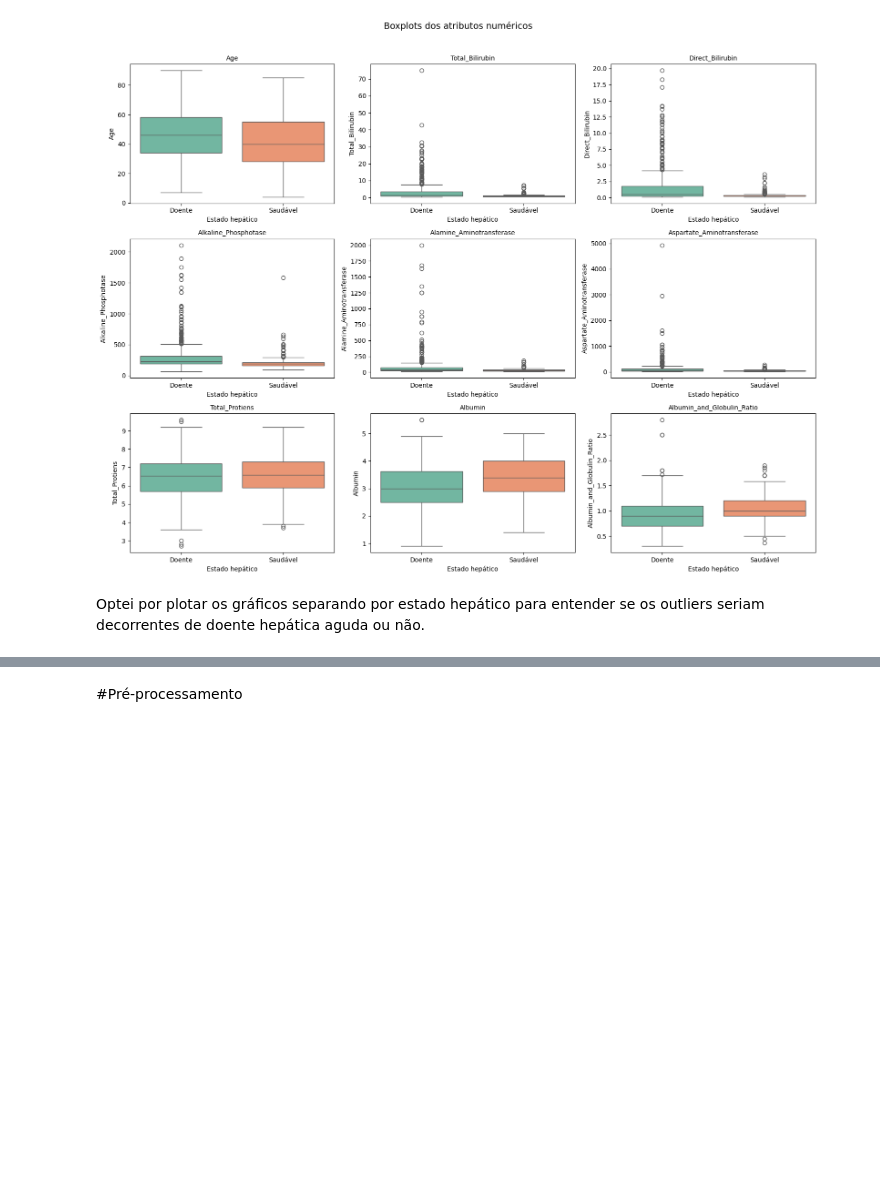
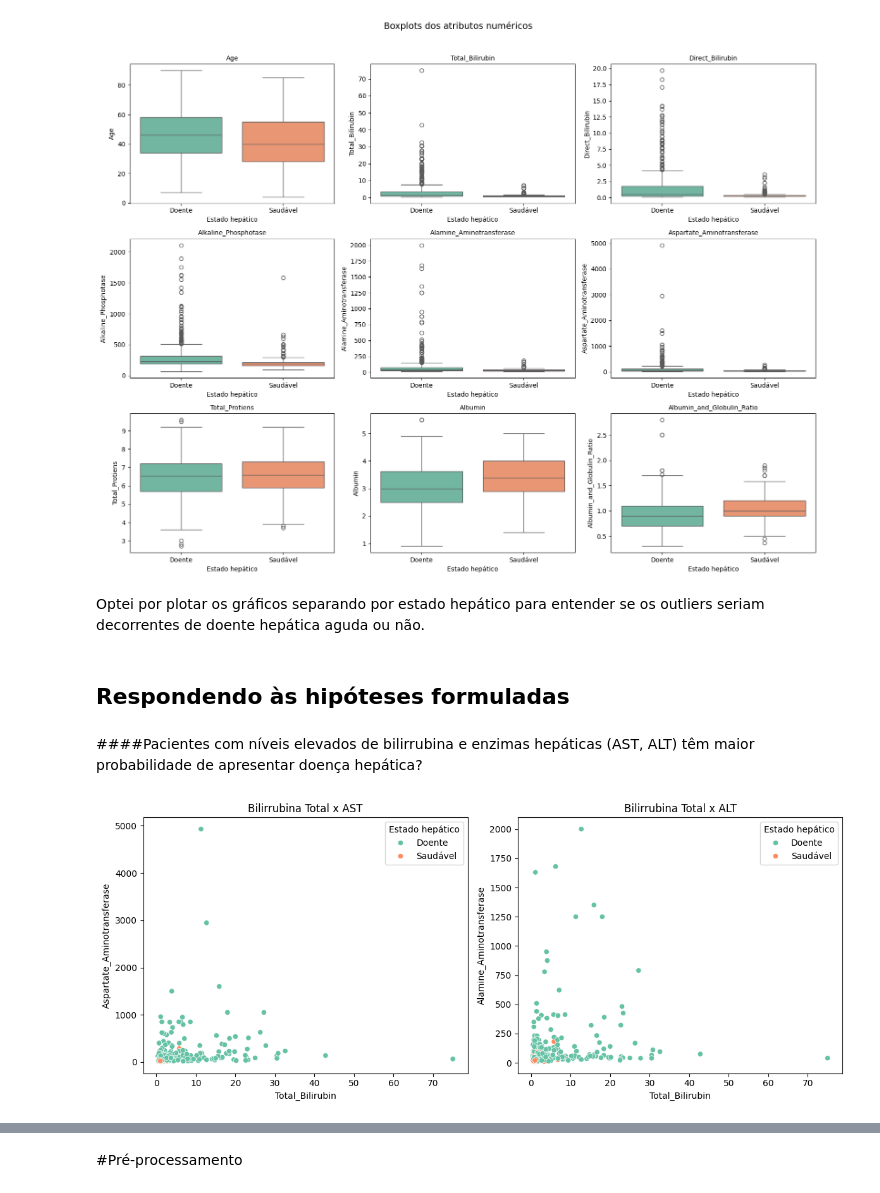
Before and after one commit to paulaRMachado/PUC-RIO-DTSC-MVP2, a Jupyter notebook: PUC_MVP_2.ipynb, the cells around one changed output, grey strips where cells are left out. Drawn from its saved outputs; the diff is of its cells as text; code cells hidden in the pictures; blank space fills up the shorter version.

```diff
--- a/PUC_MVP_2.ipynb
+++ b/PUC_MVP_2.ipynb
@@ -197,3 +197,32 @@ plt.show()
 [figure]
 # %% [markdown]
 Optei por plotar os gráficos separando por estado hepático para entender se os outliers seriam decorrentes de doente hepática aguda ou não.
+# %% [markdown]
+## Respondendo às hipóteses formuladas
+# %% [markdown]
+####Pacientes com níveis elevados de bilirrubina e enzimas hepáticas (AST, ALT) têm maior probabilidade de apresentar doença hepática?
+# %%
+plt.figure(figsize=(12, 5))
+
+# Total Bilirubin vc AST
+plt.subplot(1, 2, 1)
+sns.scatterplot(
+    data=bronze,
+    x='Total_Bilirubin', y='Aspartate_Aminotransferase',
+    hue='Estado hepático', palette='Set2'
+)
+plt.title('Bilirrubina Total x AST')
+
+# Total Bilirubin vc ALT
+plt.subplot(1, 2, 2)
+sns.scatterplot(
+    data=bronze,
+    x='Total_Bilirubin', y='Alamine_Aminotransferase',
+    hue='Estado hepático', palette='Set2'
+)
+plt.title('Bilirrubina Total x ALT')
+
+plt.tight_layout()
+plt.show()
+# %% [output]
+[figure, added]
```
Also changed, not shown: parts of 14 cells of this notebook.
